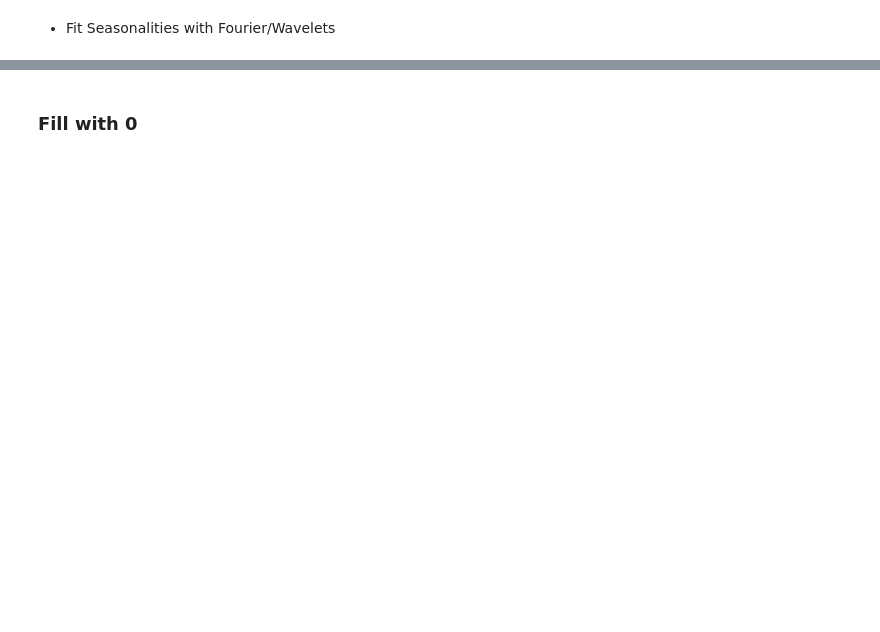
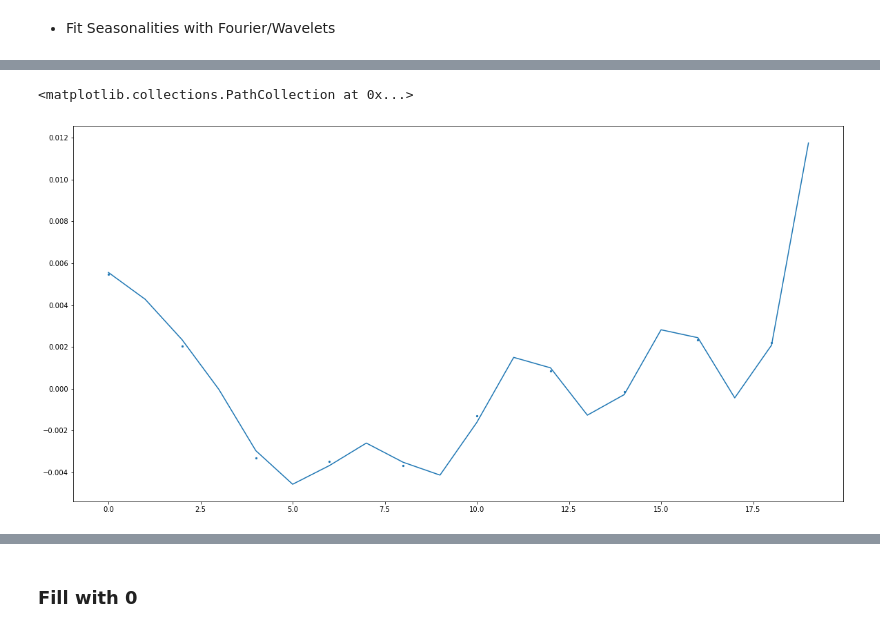
Before and after one commit to ElinorCheng/STA561, a Jupyter notebook: predictors/predictor_prep.ipynb, the cells around one changed output, grey strips where cells are left out. Drawn from its saved outputs; the diff is of its cells as text; code cells hidden in the pictures; blank space fills up the shorter version.

```diff
--- a/predictors/predictor_prep.ipynb
+++ b/predictors/predictor_prep.ipynb
@@ -77,9 +77,11 @@ funda_data.loc[funda_data['TICKER'] == 'TSLA',:]
 # %% [markdown]
 ##  MarcoEconomic Anslysis
 # %%
+import datetime as dt
+from datetime import datetime
 macro = pd.read_csv("macro_data_1.csv")
 macro = macro.loc[macro.datadate < '2020-02-01']
-
+macro.loc[:,'datadate'] =[datetime.strptime(str,"%Y-%m-%d") for str in macro.loc[:,'datadate']]
 #macro.to_csv("macro_data.csv",index=0)
 # %% [markdown]
 ### Macroeconomic Indicators
@@ -124,4 +126,10 @@ macro_use.iloc[:,1:]
 # %%
 macro_STL = {}
 for col in macro_columns[1:]:
+
     macro_STL[col] = STL(macro_use.loc[:,col],period=12, robust=True).fit()
+    if col == 'cpir':
+        macro_STL[col] = STL(macro_use.loc[:,col],period=24, robust=True).fit()
+    macro_use.loc[:,col+'_tr'] = macro_STL[col].trend+macro_STL[col].resid
+
+macro_use
@@ -128,3 +154,0 @@ for col in macro_columns[1:]:
-# %%
-macro_STL['cpir'] = STL(macro_use.cpir,period=24,robust=True).fit()
-macro_STL['cpir'].plot()
@@ -135,0 +193,11 @@ macro_STL['cpir'].plot()
+# %%
+macro_ind = 'cpi'
+gdpr1_seasonal = macro_STL[macro_ind].seasonal
+sp = np.fft.rfft(gdpr1_seasonal)
+freq = np.fft.rfftfreq(12)
+plt.figure(figsize=(20,10))
+plt.plot((np.fft.irfft(sp,n=240,norm='ortho')*np.sqrt(240)/121)[-20:])
+plt.scatter(range(0,20,2), gdpr1_seasonal[1:][-10:],s=5)
+# %% [output]
+<matplotlib.collections.PathCollection at 0x...>
+[figure, added]
```
Also changed, not shown: parts of 11 cells of this notebook, 21 other files.
